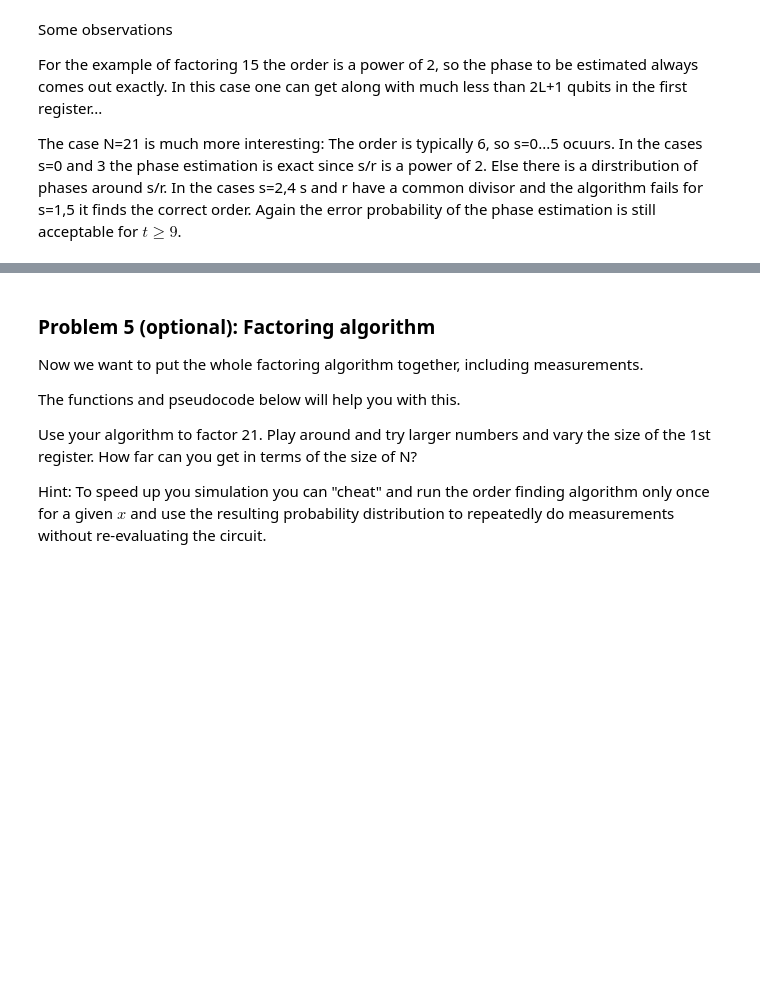
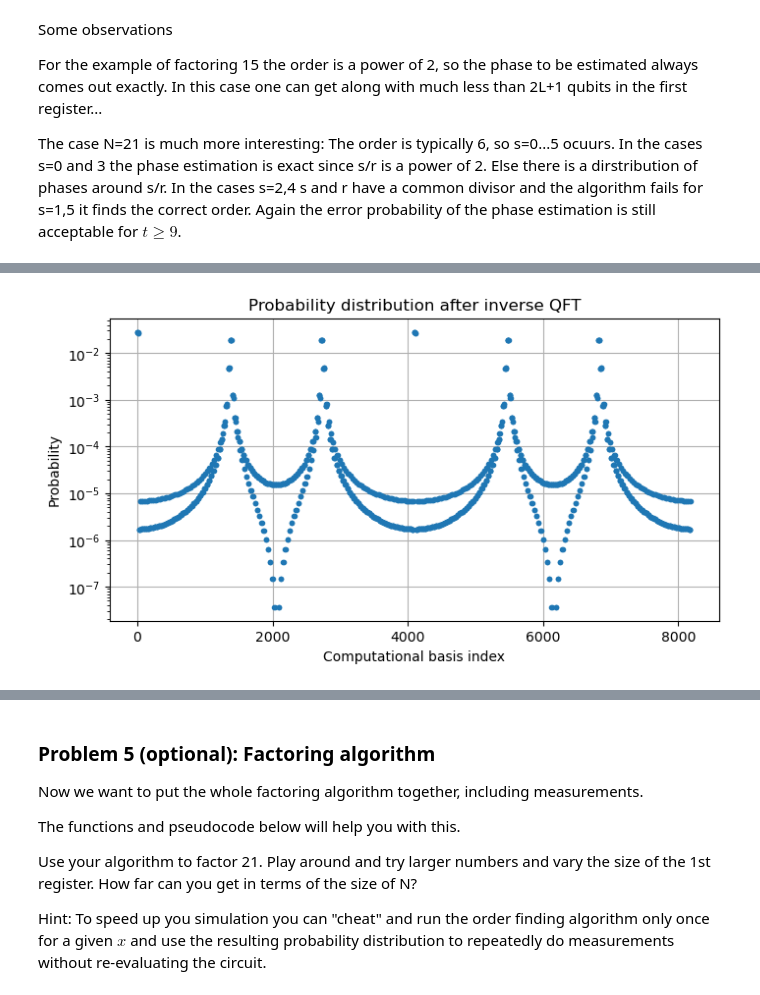
Before and after one commit to Abiyzelalem27/AQI, a Jupyter notebook: Shor's factoring algorithm.ipynb, the cells around one changed output, grey strips where cells are left out. Cells and saved outputs as stored; diff of their text form; code cells hidden in the pictures; blank space fills up the shorter version.

```diff
--- a/Shor's factoring algorithm.ipynb
+++ b/Shor's factoring algorithm.ipynb
@@ -408,0 +313,17 @@ NameError: name 'find_order_brute_force' is not defined
+# %%
+N = 21
+t = 8
+x = 2
+
+psi = aqi.operators.find_order(t, x, N)
+r = aqi.operators.find_order_brute_force(x, N)
+a = pow(x, r // 2, N)
+
+print("N =", N)
+print("x =", x)
+print("order r =", r)
+print("x^(r/2) mod N =", a)
+
+print("factor 1 =", math.gcd(a - 1, N))
+print("factor 2 =", math.gcd(a + 1, N))
+print("find factors result =", aqi.operators.try_find_factors(x, N))
@@ -457,0 +344,57 @@ print(frac.denominator)
+# %%
+# Analyze output state from order-finding algorithm
+Probs = np.abs(psi)**2
+
+# Plot probability distribution
+plt.figure(figsize=(8, 4))
+plt.semilogy(Probs, ".")
+plt.xlabel("Computational basis index")
+plt.ylabel("Probability")
+plt.title("Probability distribution after inverse QFT")
+plt.grid(True)
+plt.show()
+
+# Find peaks by rounding small probabilities to zero
+indNZ = np.nonzero(np.round(Probs, 2))[0]
+
+L = aqi.operators.qubits_for_number(N)
+
+# First-register outcomes
+indNZ_reg1 = indNZ // 2**L
+
+# Second-register outcomes
+indNZ_reg2 = indNZ % 2**L
+
+print("Nonzero peak indices =", indNZ)
+print("First register outcomes k =", indNZ_reg1)
+print("Second register outcomes =", indNZ_reg2)
+print("Peak probabilities =", np.round(Probs[indNZ], 4))
+print("Total probability in selected peaks =", np.sum(Probs[indNZ]))
+
+print("\nContinued fraction estimates from first register:")
+for k in indNZ_reg1:
+    frac = Fraction(int(k), 2**t).limit_denominator(N)
+    print(
+        "k =", int(k),
+        "k/2^t =", f"{int(k)}/{2**t}",
+        "≈", f"{frac.numerator}/{frac.denominator}",
+        "order guess r =", frac.denominator
+    )
+
+# Example: nearest rational number with denominator <= N
+original = Fraction(33, 256)
+frac = original.limit_denominator(15)
+
+print("\nExample continued fraction approximation:")
+print("Original fraction =", original)
+print("Simple fraction =", frac)
+print("numerator =", frac.numerator)
+print("denominator =", frac.denominator)
+print("decimal value =", frac.numerator / frac.denominator)
+
+# Correct equality checks
+print("Is frac equal to numerator/denominator?", frac == Fraction(frac.numerator, frac.denominator))
+print("Is original exactly equal to simple fraction?", original == frac)
+print("Approximation error =", abs(float(original) - float(frac)))
+# %% [output]
+[figure, added]
```
Also changed, not shown: parts of 20 cells of this notebook, 4 other files.
